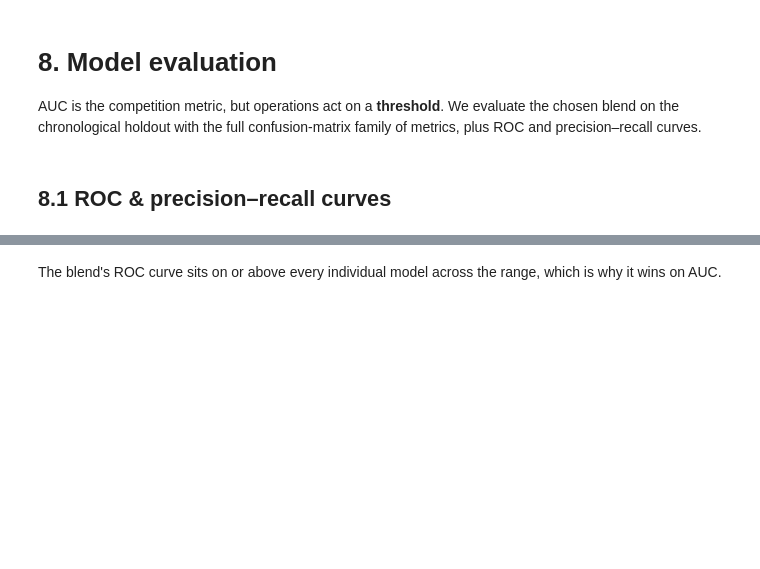
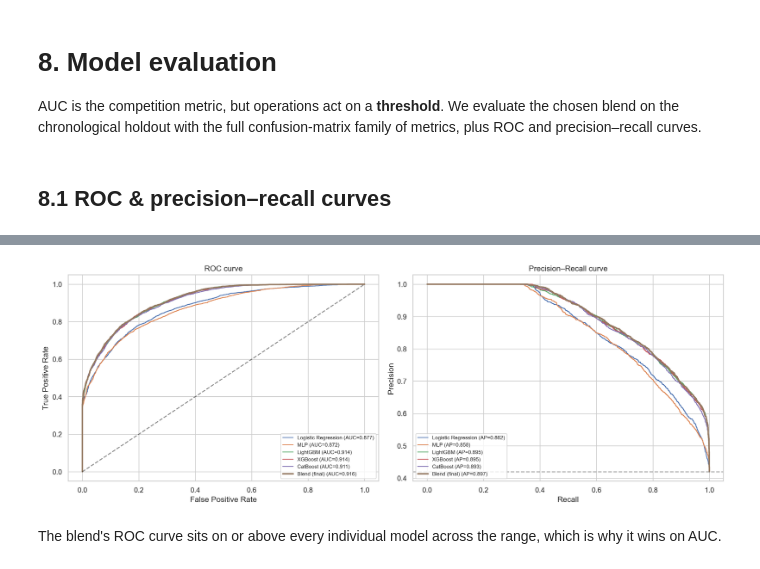
Before and after one commit to manemajef/ml-proj, a Jupyter notebook: notebook_v3.ipynb, the cells around one changed output, grey strips where cells are left out. Drawn from its saved outputs; the diff is of its cells as text; code cells hidden in the pictures; blank space fills up the shorter version.

```diff
--- a/notebook_v3.ipynb
+++ b/notebook_v3.ipynb
@@ -1263,7 +1476,7 @@ AUC is the competition metric, but operations act on a **threshold**. We evaluat
 fig, axes = plt.subplots(1, 2, figsize=(15, 5.5))
 for pred, name in [
     (pred_lr, "Logistic Regression"),
-    (pred_rf, "Random Forest"),
+    (pred_mlp, "MLP"),
     (pred_t["lgbm"], "LightGBM"),
     (pred_t["xgb"], "XGBoost"),
     (pred_t["cat"], "CatBoost"),
@@ -1298,3 +1510,4 @@ plt.show()
+[figure, added]
 # %% [markdown]
 The blend's ROC curve sits on or above every individual model across the range, which is why it wins on AUC.
 # %% [markdown]
```
Also changed, not shown: parts of 43 cells of this notebook, 31 other files.
